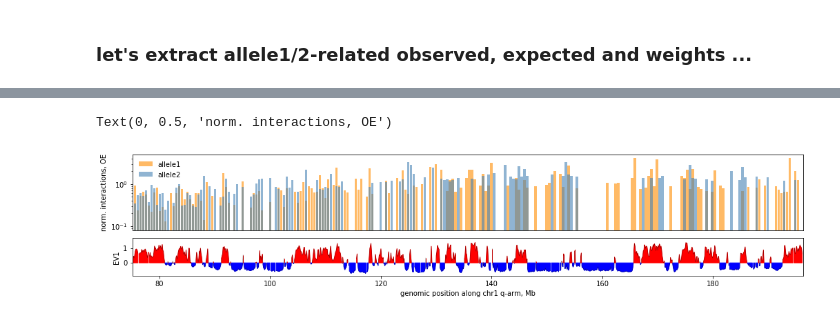
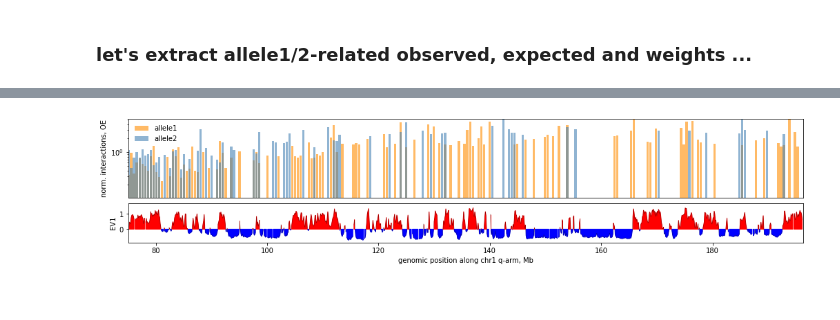
Before and after one commit to dekkerlab/allelic-rt-supplement, a Jupyter notebook: MainFigHiC.ipynb, the cells around one changed output, grey strips where cells are left out. Drawn from its saved outputs; the diff is of its cells as text; code cells hidden in the pictures.

```diff
--- a/MainFigHiC.ipynb
+++ b/MainFigHiC.ipynb
@@ -795,17 +804,7 @@ cmp_vals = eigvec_table1["E1"].values
 
 # p_range_zoom = clr.extent(chr1_parm)
 log=True
-# balanced=True
-# OE=True
-# samplez = samples["sample"].values[0]
-# sub_frac = 0.65
 
-# # we are switching samples inside interactively ...
-# clr, = samples["cool"][samples["sample"] == samplez].values
-# # extract balancing weights for
-# # alleles 1 and 2 - they are meaningless I guess
-# # they only reflect - the total # of interactions
-# # between allele1/2 and chr1
 
 # # adjust everything to the visible region:
 xp = range(*p_range_zoom)
@@ -813,8 +812,16 @@ xp = range(*p_range_zoom)
 cmpp = cmp_vals[slice(*p_range_zoom)]
 rtpp = rtdf[slice(*p_range_zoom)]
 
-axp.bar(xp, d1["parm"][slice(*p_range_zoom)], alpha=0.6, color="darkorange", label="allele1")
-axp.bar(xp, d2["parm"][slice(*p_range_zoom)], alpha=0.6,  color="steelblue", label="allele2")
+
+# determine bar plot bottom
+bot1 = np.nanmin(d1["parm"][slice(*p_range_zoom)][d1["parm"][slice(*p_range_zoom)]>0])
+bot2 = np.nanmin(d2["parm"][slice(*p_range_zoom)][d2["parm"][slice(*p_range_zoom)]>0])
+bot = min([bot1,bot2])*0.999
+# bot
+
+vis_kwd = dict( alpha=0.6, linewidth=0)
+axp.bar(xp, d1["parm"][slice(*p_range_zoom)],bottom=bot, color="darkorange", label="allele1", **vis_kwd )
+axp.bar(xp, d2["parm"][slice(*p_range_zoom)],bottom=bot, color="steelblue",  label="allele2", **vis_kwd )
 axp.set_xlim(*p_range_zoom)
 axp.legend(loc="upper right",frameon=False)
 
@@ -839,5 +846,5 @@ pcylim = axpc.get_ylim()
 axpc.set_ylabel("EV1")
 axp.set_ylabel("norm. interactions, OE")
 
-# plt.savefig("main_parm.pdf")
+plt.savefig(f"{samplez}_parm.pdf")
 # %% [output]
@@ -863,54 +869,41 @@ clr = samples["cool"][0]
 cmp_vals = eigvec_table1["E1"].values
 
 q_range_zoom = clr.extent(chr1_qarm)
-# log=True
-# balanced=True
-# OE=True
-# samplez = samples["sample"].values[0]
-# sub_frac = 0.65
-
-# # we are switching samples inside interactively ...
-# clr, = samples["cool"][samples["sample"] == samplez].values
-# # extract balancing weights for
-# # alleles 1 and 2 - they are meaningless I guess
-# # they only reflect - the total # of interactions
-# # between allele1/2 and chr1
 
 # # adjust everything to the visible region:
 xq = range(*q_range_zoom)
 # compartments:
 cmpq = cmp_vals[slice(*q_range_zoom)]
 q_range_zoom_rel = [_-clr.offset(chr1_qarm) for _ in q_range_zoom]
 q_range_zoom_rel_100 = [_-clr100.offset(chr1_qarm) for _ in clr100.extent(chr1_qarm)]
 
 
-
-axq.bar(xq, d1["qarm"][slice(*q_range_zoom_rel)], alpha=0.6, color="darkorange", label="allele1")
-axq.bar(xq, d2["qarm"][slice(*q_range_zoom_rel)], alpha=0.6,  color="steelblue", label="allele2")
+vis_kwd = dict( alpha=0.6, linewidth=0)
+axq.bar(xq, d1["qarm"][slice(*q_range_zoom_rel)],bottom=bot, color="darkorange", label="allele1", **vis_kwd)
+axq.bar(xq, d2["qarm"][slice(*q_range_zoom_rel)],bottom=bot,  color="steelblue", label="allele2", **vis_kwd)
 axq.set_xlim(*q_range_zoom)
 axq.legend(loc="upper left",frameon=False)
 
 if log:
     axq.set_yscale("log")
 
 fillcolor_compartment_style(cmp_vals, axqc, bin_range=clr100.extent(chr1_qarm) )
 # fillcolor_compartment_style(rtdf, axqrt, bin_range=clr100.extent(chr1_parm) )
 
 axqc.set_xlim(clr100.extent(chr1_qarm))
 # axqrt.set_xlim(clr100.extent(chr1_parm))
 
 axq.set_ylim(pylim)
 axqc.set_ylim(pcylim)
 
 
 bin_to_mb = ticker.FuncFormatter(lambda x,pos: f"{int(x*100_000/1_000_000)}")
 axqc.xaxis.set_major_formatter(bin_to_mb)
 axqc.set_xlabel("genomic position along chr1 q-arm, Mb")
 
 axqc.set_ylabel("EV1")
 axq.set_ylabel("norm. interactions, OE")
 
-# plt.savefig("main_qarm.pdf")
+plt.savefig(f"{samplez}_qarm.pdf")
 # %% [output]
-Text(0, 0.5, 'norm. interactions, OE')
-[figure, old version]
+[figure, new version]
```
Also changed, not shown: parts of 10 cells of this notebook, 3 other files.
